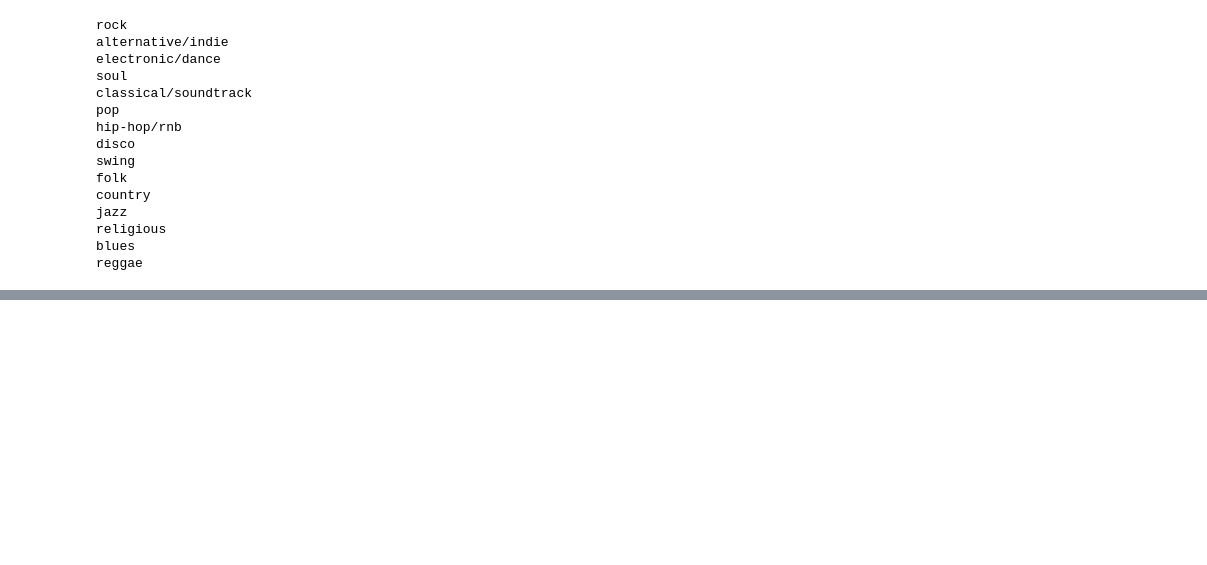
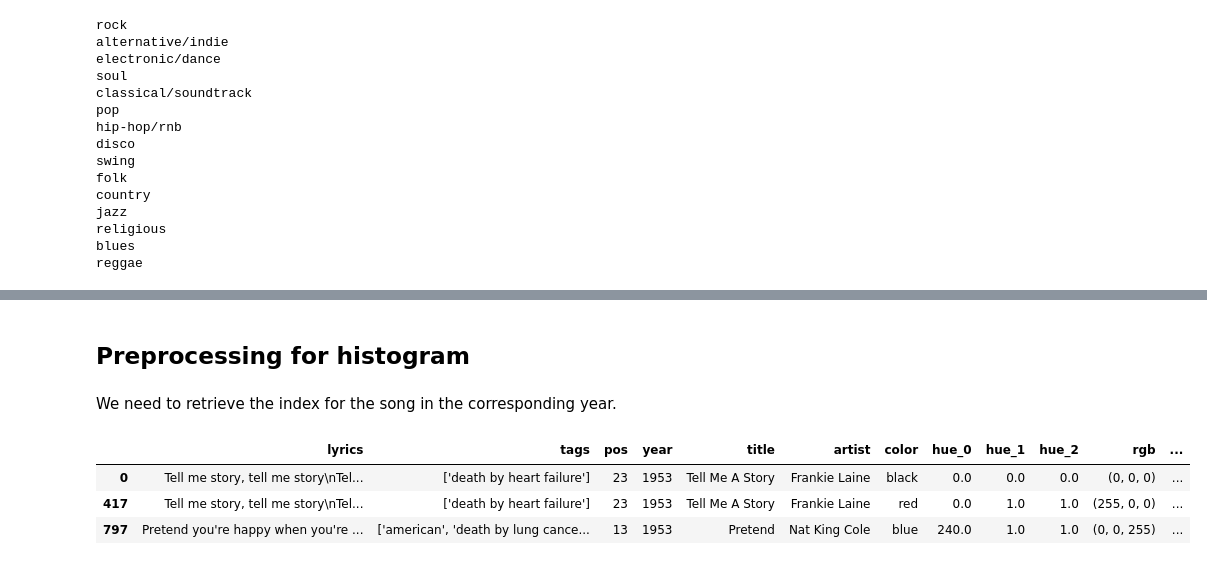
Before and after one commit to com-480-data-visualization/data-visualization-project-2021-pia, a Jupyter notebook: exploratory_analysis.ipynb, the cells around one changed output, grey strips where cells are left out. Cells and saved outputs as stored; diff of their text form; code cells hidden in the pictures; blank space fills up the shorter version.

Commit message:
histogram added

```diff
--- a/exploratory_analysis.ipynb
+++ b/exploratory_analysis.ipynb
@@ -474,2 +469,15 @@ df_wal.head(10)
+# %% [markdown]
+## Preprocessing for histogram
+# %% [markdown]
+We need to retrieve the index for the song in the corresponding year.
+# %%
+df_wal['index_in_year'] = df_wal.groupby('year').cumcount()
+# %%
+df_wal[df_wal.year==1953]
+# %% [output]
+|  | lyrics | tags | pos | year | title | artist | color | hue_0 | hue_1 | hue_2 | rgb | ... |
+| 0 | Tell me story, tell me story\nTel... | ['death by heart failure'] | 23 | 1953 | Tell Me A Story | Frankie Laine | black | 0.0 | 0.0 | 0.0 | (0, 0, 0) | ... |
+| 417 | Tell me story, tell me story\nTel... | ['death by heart failure'] | 23 | 1953 | Tell Me A Story | Frankie Laine | red | 0.0 | 1.0 | 1.0 | (255, 0, 0) | ... |
+| 797 | Pretend you're happy when you're ... | ['american', 'death by lung cance... | 13 | 1953 | Pretend | Nat King Cole | blue | 240.0 | 1.0 | 1.0 | (0, 0, 255) | ... |
 # %%
 df_wal.to_csv('small_colors_songs_withSpotify.csv', index=False)
```
Also changed, not shown: parts of 1 cell of this notebook, 3 other files.
